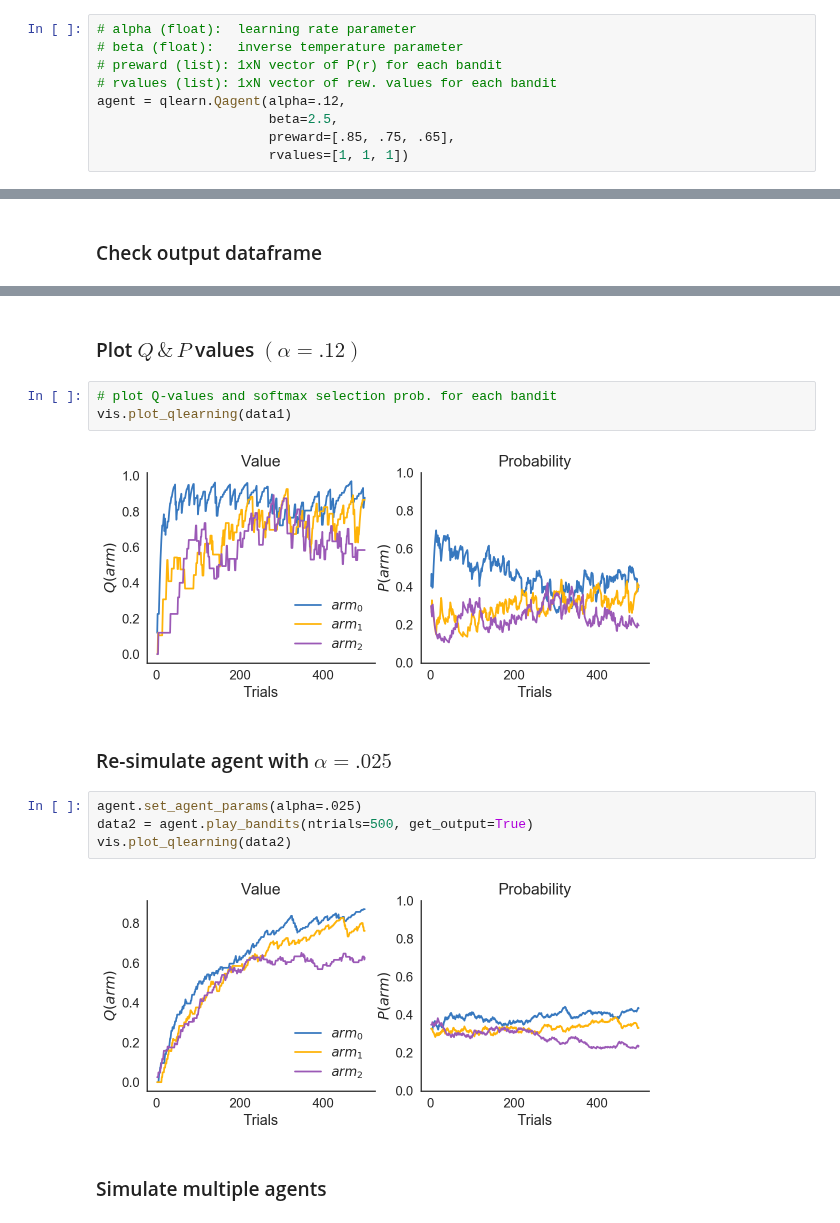
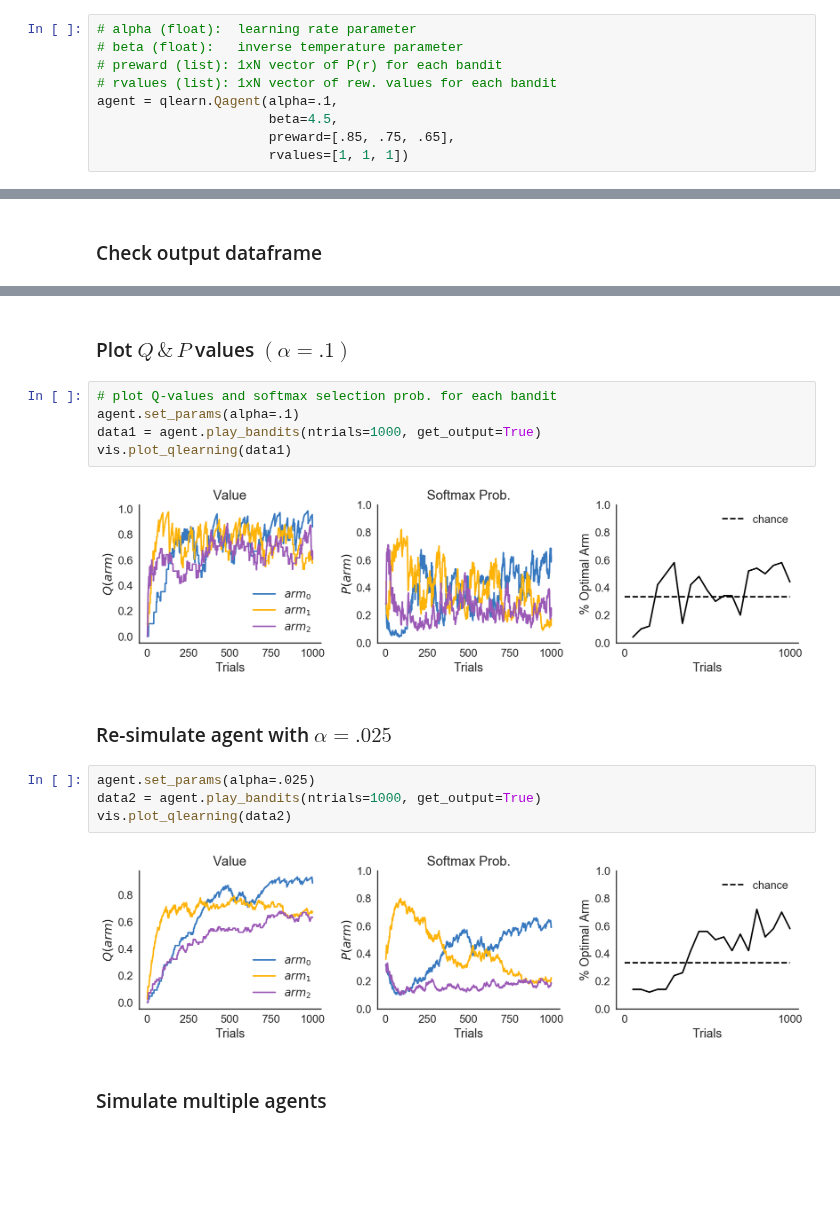
Before and after one commit to CoAxLab/AdaptiveDecisionMaking_2018, a Jupyter notebook: notebooks/Lab 2 - Reinforcement Learning.ipynb, the cells around one changed output, grey strips where cells are left out. Saved outputs shown, nothing was run; the diff lists cells and outputs as text; blank space fills up the shorter version.

Commit message:
version bump (minor); update lab2 notebook, update visualize.py, add utils.py

```diff
--- a/notebooks/Lab 2 - Reinforcement Learning.ipynb
+++ b/notebooks/Lab 2 - Reinforcement Learning.ipynb
@@ -38,8 +38,8 @@ Image(url='https://github.com/CoAxLab/AdaptiveDecisionMaking_2018/blob/master/no
 # beta (float):   inverse temperature parameter
 # preward (list): 1xN vector of P(r) for each bandit
 # rvalues (list): 1xN vector of rew. values for each bandit
-agent = qlearn.Qagent(alpha=.12,
-                      beta=2.5,
+agent = qlearn.Qagent(alpha=.1,
+                      beta=4.5,
                       preward=[.85, .75, .65],
                       rvalues=[1, 1, 1])
 # %% [markdown]
@@ -66,18 +66,20 @@ data1.head()
 # %% [markdown]
-### Plot $Q \, \& \, P$ values $(\alpha=.12)$
+### Plot $Q \, \& \, P$ values $(\alpha=.1)$
 # %%
 # plot Q-values and softmax selection prob. for each bandit
+agent.set_params(alpha=.1)
+data1 = agent.play_bandits(ntrials=1000, get_output=True)
 vis.plot_qlearning(data1)
 # %% [output]
-[figure, old version]
+[figure, new version]
 # %% [markdown]
 ### Re-simulate agent with $\alpha=.025$
 # %%
-agent.set_agent_params(alpha=.025)
-data2 = agent.play_bandits(ntrials=500, get_output=True)
+agent.set_params(alpha=.025)
+data2 = agent.play_bandits(ntrials=1000, get_output=True)
 vis.plot_qlearning(data2)
 # %% [output]
-[figure, old version]
+[figure, new version]
 # %% [markdown]
 ### Simulate multiple agents
 # %%
```
Also changed, not shown: parts of 10 cells of this notebook, 5 other files.
